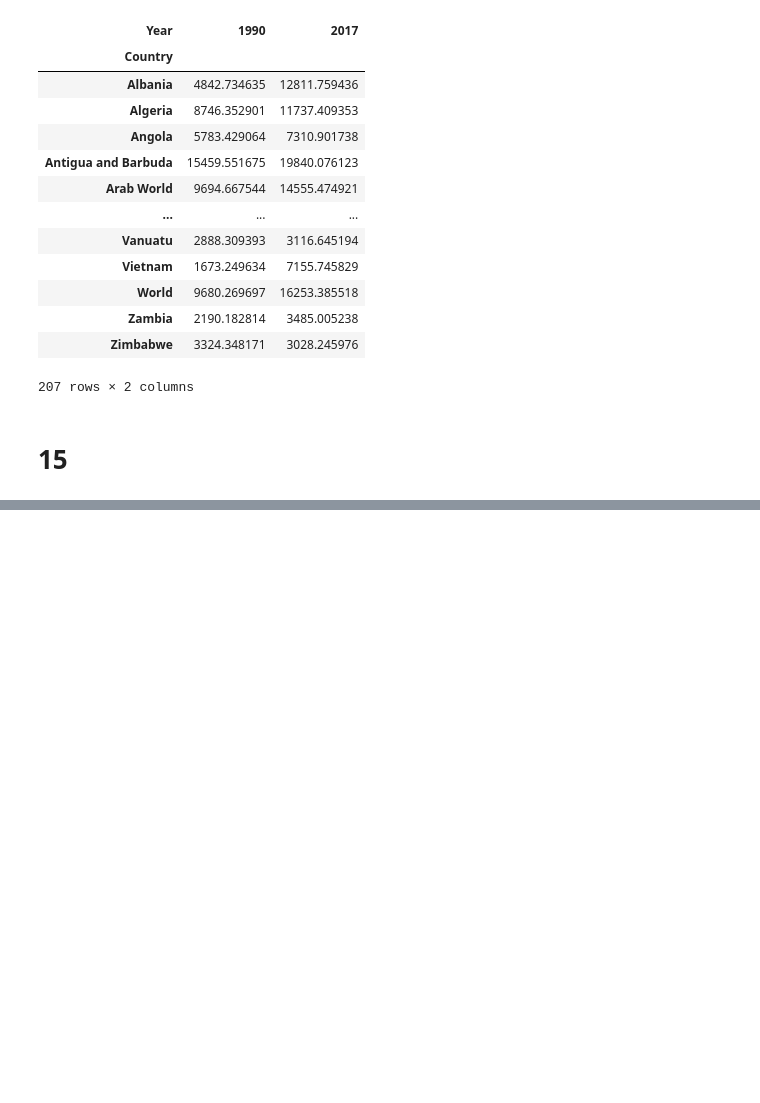
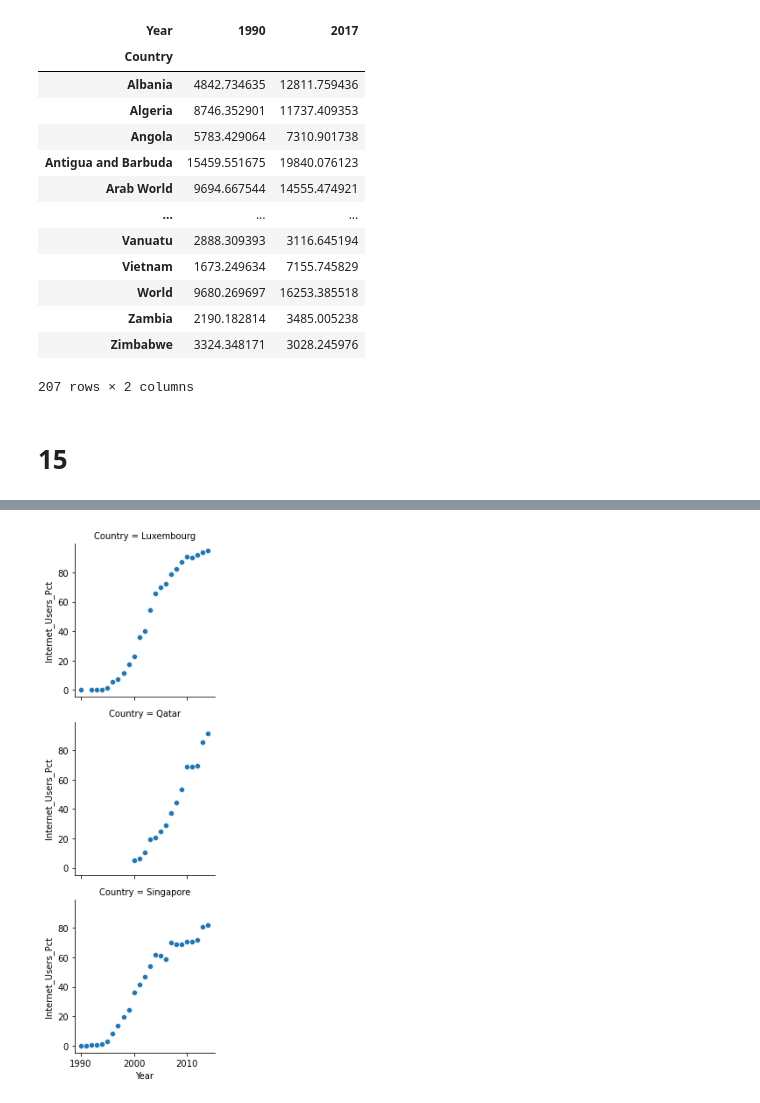
Before and after one commit to nss-data-science-cohort-5/un_exploration-elavender1, a Jupyter notebook: notebooks/data exploration.ipynb, the cells around one changed output, grey strips where cells are left out. Drawn from its saved outputs; the diff is of its cells as text; code cells hidden in the pictures; blank space fills up the shorter version.

```diff
--- a/notebooks/data exploration.ipynb
+++ b/notebooks/data exploration.ipynb
@@ -567,0 +573,4 @@ plt.show()
+# %%
+gdp_and_internet_use = pd.merge(gdp_df, internet_df, on = ["Country", "Year"])
+gdp_and_internet_use = gdp_and_internet_use.dropna()
+gdp_and_internet_use
@@ -567,0 +643,4 @@ plt.show()
+# %%
+LQS = ["Luxembourg", "Qatar", "Singapore"]
+LQS_gdp_and_internet_use = gdp_and_internet_use[gdp_and_internet_use["Country"].isin(LQS)]
+LQS_gdp_and_internet_use
@@ -567,0 +661,6 @@ plt.show()
+# %%
+LQS_gdp_and_internet_use
+seaborn_facetplot = sns.FacetGrid(LQS_gdp_and_internet_use, row = "Country")
+seaborn_facetplot.map(sns.scatterplot, "Year", "Internet_Users_Pct");
+# %% [output]
+[figure, added]
```
Also changed, not shown: parts of 104 cells of this notebook.
